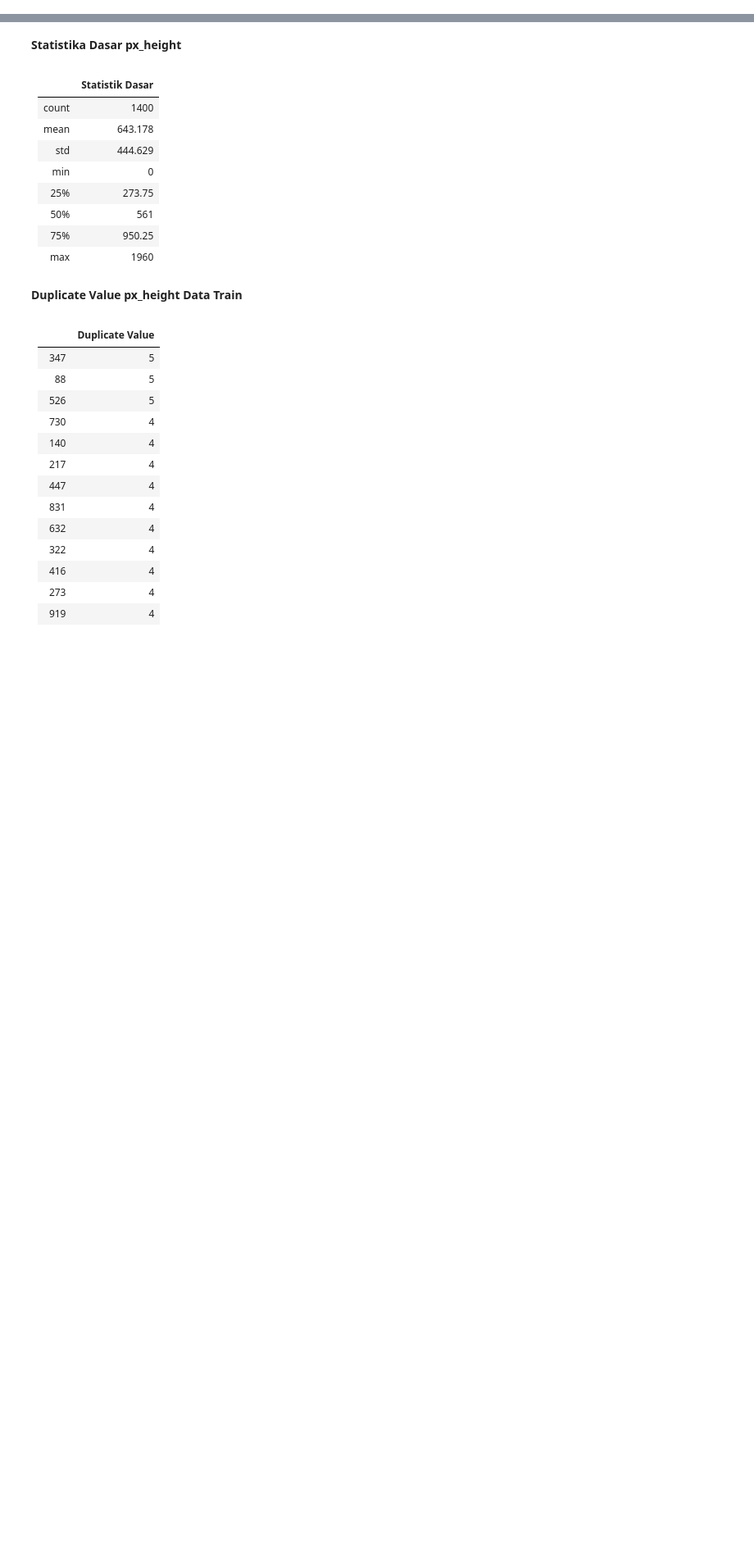
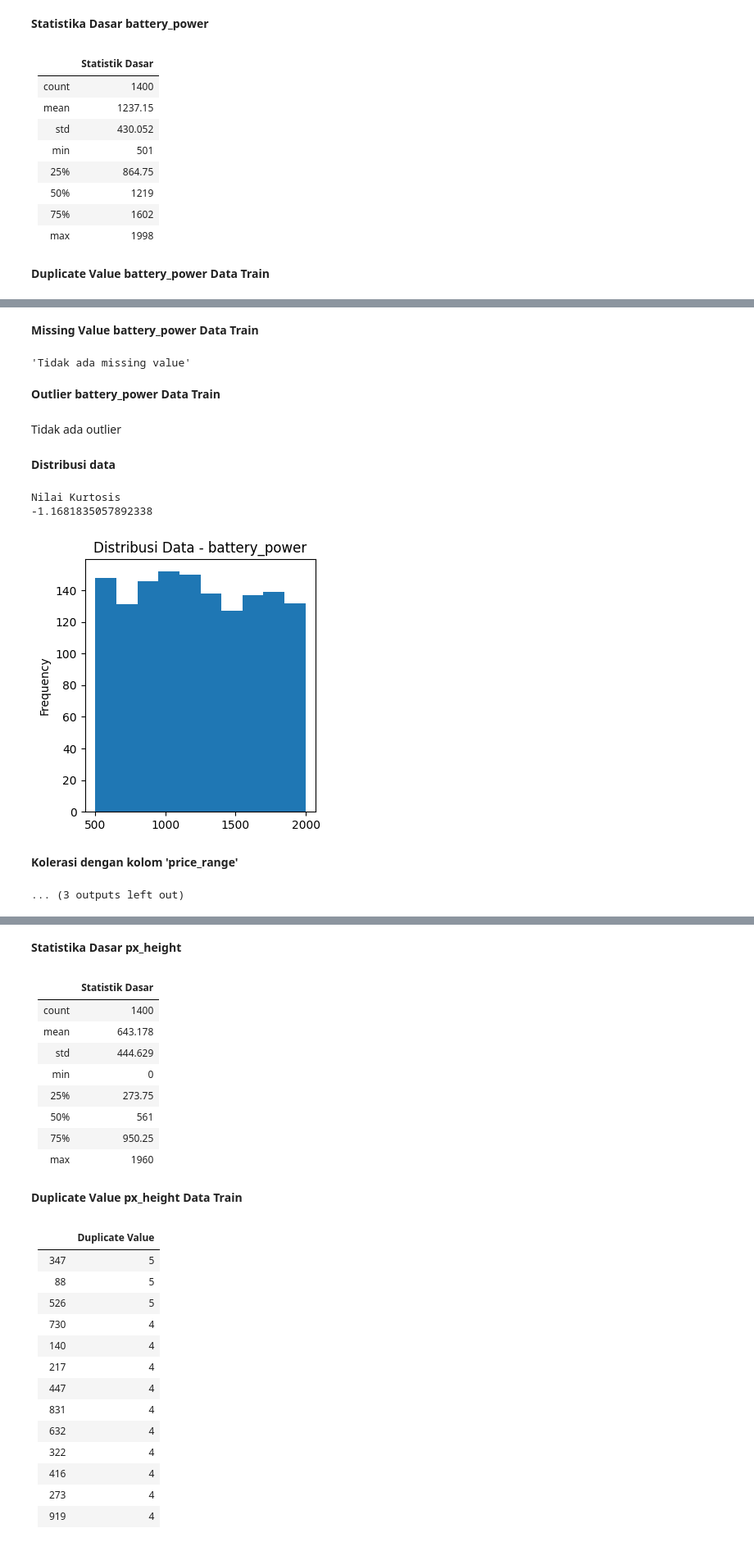
Before and after one commit to shelmasalsa17/Tucil2_13521020_13521115, a Jupyter notebook: src/main.ipynb, the cells around one changed output, grey strips where cells are left out. Shown: that part at 82% size. Saved outputs shown, nothing was run; the diff lists cells and outputs as text; code cells hidden in the pictures; blank space fills up the shorter version.

```diff
--- a/src/main.ipynb
+++ b/src/main.ipynb
@@ -5,7 +5,7 @@ import matplotlib.pyplot as plt
 from scipy.stats import kurtosis
 from tabulate import tabulate
 
-df = pd.read_csv("../data/data_train.csv")
+df = pd.read_csv("../../data/data_train.csv")
 #Merubah tipe data yang terdiri dari 1 dan 0 menjadi tipe data boolean
 kolom_boolean = ['blue', 'dual_sim', 'four_g', 'three_g', 'touch_screen', 'wifi']
 for kolom in kolom_boolean:
@@ -117,3 +117,31 @@ def analisis(string1, string2, string3, string4, string5, string6):
     display(Markdown("Hasil Analisis"))
     strings = [string1, string2, string3, string4, string5, string6]
     create_table(strings, 16)
+# %%
+#Nomor 1 Kolom battery_power
+finalValue('battery_power',df)
+#Hasil Analisis
+string1 = '''Di dapat dari statistika dasar bahwa jumlah data ada sebanyak 1400 dengan nilai minimum adalah 501 dan nilai max ada
+lah 1998. Kemudian Q1 adalah 864.75 , Q2 adalah 1219 dan Q3 adalah 1602. Standar deviasi adalah 430.052 dan mean adalah 1237.15.
+Dari sini juga dapat disimpulkan bahwa IQR sebesar 737,25'''
+string2 = '''Terdapat duplicate value pada tabel ini dengan yang paling banyak adalah angka 1068,1330,1949,772 dengan duplikat sebanyak 5 '''
+string3 = '''Tidak ada missing value, Artinya pada kolom ini semua baris mempunyai nilai'''
+string4 = '''Tidak ada outlier hal ini seperti yang diketahui batas bawahnya adalah Q1 - 1.5IQR yakni sebesar -241,125 dan batas atas
+sebesar Q3 + 1.5IQR yakni sebesar 2707.875, nilai terkecil adalah 501 dan nilai terbesar adalah 1998 sehingga tidak ada outlier'''
+string5 = '''Kurtosis bernilai -1.1681835057892338 (negatif) yang artinya menunjukkan distribusi data cenderung rata'''
+string6 = '''Kolerasinya dengan kolom target sebesar 0.18480092449553084 , nilai kolerasi jauh dari angka 1 sehingga kolerasinya
+dengan kolom target kurang kuat'''
+analisis(string1, string2, string3, string4, string5, string6)
+# %% [output]
+**Statistika Dasar battery_power**
+|       |   Statistik Dasar |
+|:------|------------------:|
+| count |          1400     |
+| mean  |          1237.15  |
+| std   |           430.052 |
+| min   |           501     |
+| 25%   |           864.75  |
+| 50%   |          1219     |
+| 75%   |          1602     |
+| max   |          1998     |
+**Duplicate Value battery_power Data Train**
@@ -119,0 +208,10 @@ def analisis(string1, string2, string3, string4, string5, string6):
+**Missing Value battery_power Data Train**
+'Tidak ada missing value'
+**Outlier battery_power Data Train**
+Tidak ada outlier
+**Distribusi data**
+Nilai Kurtosis
+-1.1681835057892338
+[figure, added]
+**Kolerasi dengan kolom 'price_range'**
+... (3 outputs left out)
```
Also changed, not shown: parts of 15 cells of this notebook.
